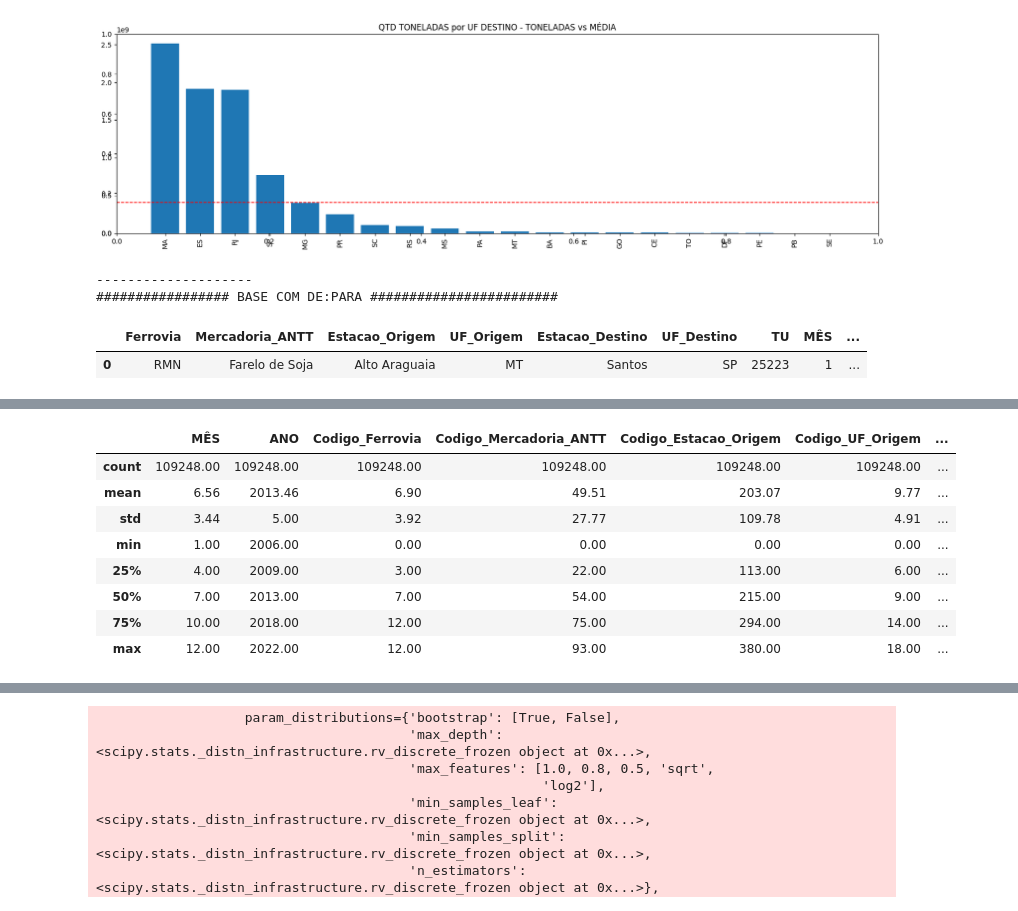
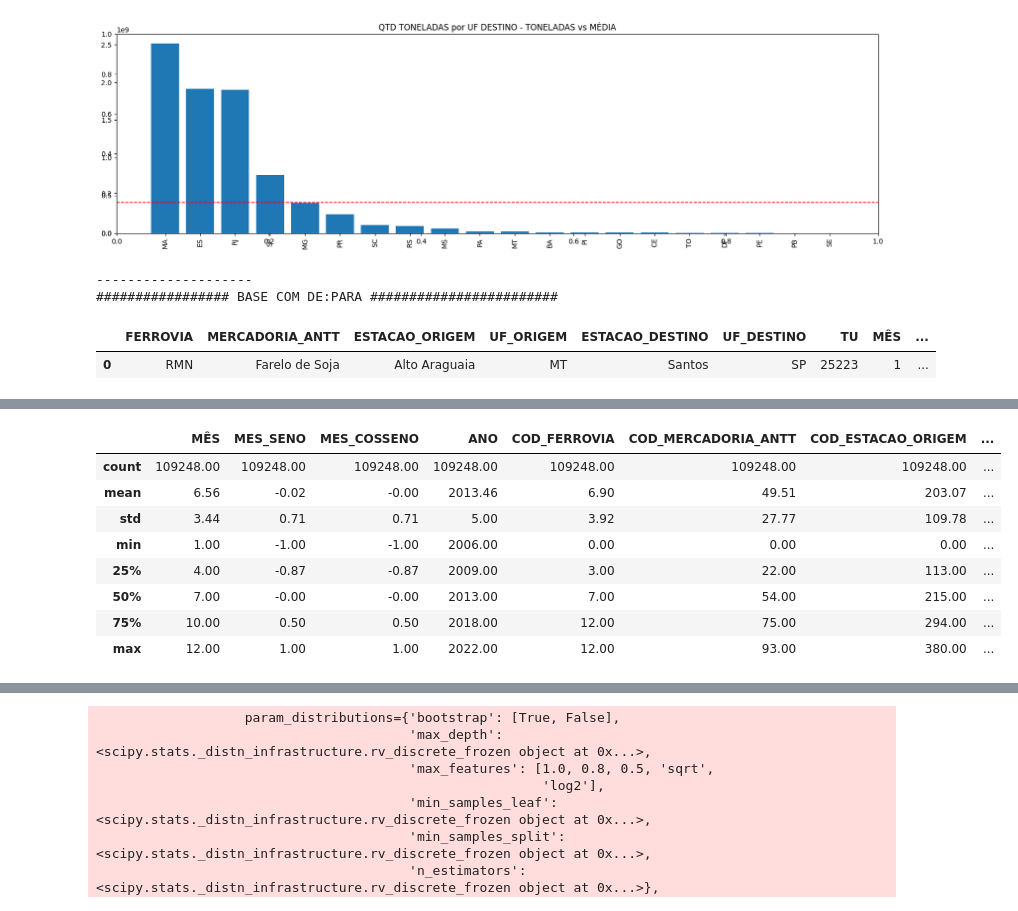
Before and after one commit to iugamil/RANDOM_FOREST_REGRESSOR, a Jupyter notebook: 01-ANTT_FERROVIAS_RANDOMFOREST_REGRESSOR.ipynb, the cells around one changed output, grey strips where cells are left out. Drawn from its saved outputs; the diff is of its cells as text; code cells hidden in the pictures.

```diff
--- a/01-ANTT_FERROVIAS_RANDOMFOREST_REGRESSOR.ipynb
+++ b/01-ANTT_FERROVIAS_RANDOMFOREST_REGRESSOR.ipynb
@@ -132,6 +132,20 @@ base_original.head(3)
 
 ################################################################################
 
+# AJUSTANDO NOME DAS COLUNAS
+base_original.columns = ['FERROVIA',
+'MERCADORIA_ANTT',
+'ESTACAO_ORIGEM',
+'UF_ORIGEM',
+'ESTACAO_DESTINO',
+'UF_DESTINO',
+'TU',
+'MÊS',
+'ANO',
+'TONELADAS_MES_ANTERIOR',
+'TONELADAS_ANO_ANTERIOR',
+'QTD_EMPREGADOS',
+'INVESTIMENTOS_MALHA']
 
 base_original.describe()
 # %% [output]
@@ -397,7 +411,7 @@ np.random.seed(2)
 ## BASE MODELO
 #print(base_original.columns)
 print('--------------------')
-base_modelo = base_original
+base_modelo = base_original.copy()
 
 
 # REMOVENDO COLUNA FLAG POIS É UM INCREMENTO
@@ -418,7 +432,7 @@ categ = base_modelo.select_dtypes(include=['object', 'category']).copy()
 # LAMBDA QUE TRANSFORMA AS COLUNAS E NUMEROS
 cod_categorica_hoje_1 = categ.apply(lambda col: col.astype('category').cat.codes)
 # RENOMEANDO AS COLUNAS DE CODIGO COM PREFIXO
-cod_categorica_1 = cod_categorica_hoje_1.add_prefix('Codigo_')
+cod_categorica_1 = cod_categorica_hoje_1.add_prefix('COD_')
 
 
 # CONCATENANDO AS BASES DE CODIGOS COM A ORIGINAL
@@ -436,7 +450,7 @@ codigos_categorias.head(1)
 # %% [output]
 --------------------
 ################# BASE COM DE:PARA ########################
-|  | Ferrovia | Mercadoria_ANTT | Estacao_Origem | UF_Origem | Estacao_Destino | UF_Destino | TU | MÊS | ... |
+|  | FERROVIA | MERCADORIA_ANTT | ESTACAO_ORIGEM | UF_ORIGEM | ESTACAO_DESTINO | UF_DESTINO | TU | MÊS | ... |
 | 0 | RMN | Farelo de Soja | Alto Araguaia | MT | Santos | SP | 25223 | 1 | ... |
 # %%
 ####################################################################################
@@ -454,16 +468,12 @@ QUE VARIAM DE ZERO A MILHOES.
 # CRIANDO A BASE
 base_treino = codigos_categorias.select_dtypes(exclude=['object', 'category']).copy()
 
-#REMOVENDO DUPLICADOS
-base_treino = base_treino.drop_duplicates()
-base_treino = base_treino.fillna(0)
-
 # SALVANDO BASE DO MODELO COMPLETA SEM FILTROS
-base_modelo_completa = base_treino
+base_modelo_completa = base_treino.copy()
 
 # LIMITANDO A BASE REMOVENDO 2023
 base_treino = base_treino[base_treino['ANO'] != 2023][list(base_treino.columns)]
-base_modelo = base_treino
+base_modelo = base_treino.copy()
 
 
 # REMOVENDO OS OUTLIERS - TUDO QUE ESTÁ MAIOR DO 3º QUARTIL EM TONELADAS
@@ -485,15 +495,26 @@ base_modelo['TU_LOG10'] = np.log10(base_modelo['TU'])
 #base_modelo['PESO_TARGET_MEDIAN'] = (1 / (np.abs(base_modelo['TU'] - base_modelo['TU'].median()) + 1))
 
 
-
+# TRANSFORMANDO COLUNAS DO MES EM SENO E COSSENO
+# essa transformação deixa os números mais próximos, sem ela o modelo considera que quanto maior o mes maior o resultado, apenas em series temporais
+base_modelo['MES_SENO'] = np.sin(2 * np.pi * base_modelo['MÊS'] / 12).astype(float)
+base_modelo['MES_COSSENO'] = np.cos(2 * np.pi * base_modelo['MÊS'] / 12).astype(float)
+base_modelo['MOM'] = ((base_modelo['TU'] - base_modelo['TONELADAS_MES_ANTERIOR'])/ base_modelo['TONELADAS_MES_ANTERIOR']).astype(float)
+base_modelo = base_modelo.replace([np.inf, -np.inf], 0)
 
 # REMOVENDO COLUNA REAL
 base_modelo = base_modelo.drop('TU', axis=1)
 
+#REMOVENDO DUPLICADOS
+base_treino = base_treino.replace([np.inf, -np.inf], 0)
+base_treino = base_treino.drop_duplicates()
+base_treino = base_treino.fillna(0)
 
-base_modelo = base_modelo[["MÊS", "ANO", "Codigo_Ferrovia", "Codigo_Mercadoria_ANTT",
-                          "Codigo_Estacao_Origem", "Codigo_UF_Origem", "Codigo_Estacao_Destino",
-                          "Codigo_UF_Destino", "TU_LOG10", "TONELADAS_MES_ANTERIOR", "TONELADAS_ANO_ANTERIOR", "Qtd_empregados", "Investimentos_malha"]]
+
+# AJUSTANDO A ORDEM
+base_modelo = base_modelo[["MÊS", "MES_SENO", "MES_COSSENO", "ANO", "COD_FERROVIA", "COD_MERCADORIA_ANTT",
+                          "COD_ESTACAO_ORIGEM", "COD_UF_ORIGEM", "COD_ESTACAO_DESTINO",
+                          "COD_UF_DESTINO", "TU_LOG10", "TONELADAS_MES_ANTERIOR", "TONELADAS_ANO_ANTERIOR", "MOM", "QTD_EMPREGADOS", "INVESTIMENTOS_MALHA"]]
 
 
 print('################# BASE MODELO ########################')
@@ -523,12 +544,12 @@ base_modelo.describe()
-|  | MÊS | ANO | Codigo_Ferrovia | Codigo_Mercadoria_ANTT | Codigo_Estacao_Origem | Codigo_UF_Origem | ... |
-| count | 109248.00 | 109248.00 | 109248.00 | 109248.00 | 109248.00 | 109248.00 | ... |
-| mean | 6.56 | 2013.46 | 6.90 | 49.51 | 203.07 | 9.77 | ... |
-| std | 3.44 | 5.00 | 3.92 | 27.77 | 109.78 | 4.91 | ... |
-| min | 1.00 | 2006.00 | 0.00 | 0.00 | 0.00 | 0.00 | ... |
-| 25% | 4.00 | 2009.00 | 3.00 | 22.00 | 113.00 | 6.00 | ... |
-| 50% | 7.00 | 2013.00 | 7.00 | 54.00 | 215.00 | 9.00 | ... |
-| 75% | 10.00 | 2018.00 | 12.00 | 75.00 | 294.00 | 14.00 | ... |
-| max | 12.00 | 2022.00 | 12.00 | 93.00 | 380.00 | 18.00 | ... |
+|  | MÊS | MES_SENO | MES_COSSENO | ANO | COD_FERROVIA | COD_MERCADORIA_ANTT | COD_ESTACAO_ORIGEM | ... |
+| count | 109248.00 | 109248.00 | 109248.00 | 109248.00 | 109248.00 | 109248.00 | 109248.00 | ... |
+| mean | 6.56 | -0.02 | -0.00 | 2013.46 | 6.90 | 49.51 | 203.07 | ... |
+| std | 3.44 | 0.71 | 0.71 | 5.00 | 3.92 | 27.77 | 109.78 | ... |
+| min | 1.00 | -1.00 | -1.00 | 2006.00 | 0.00 | 0.00 | 0.00 | ... |
+| 25% | 4.00 | -0.87 | -0.87 | 2009.00 | 3.00 | 22.00 | 113.00 | ... |
+| 50% | 7.00 | -0.00 | -0.00 | 2013.00 | 7.00 | 54.00 | 215.00 | ... |
+| 75% | 10.00 | 0.50 | 0.50 | 2018.00 | 12.00 | 75.00 | 294.00 | ... |
+| max | 12.00 | 1.00 | 1.00 | 2022.00 | 12.00 | 93.00 | 380.00 | ... |
 # %%
 ################################################################################
 
```
Also changed, not shown: parts of 24 cells of this notebook, 1 other file.
